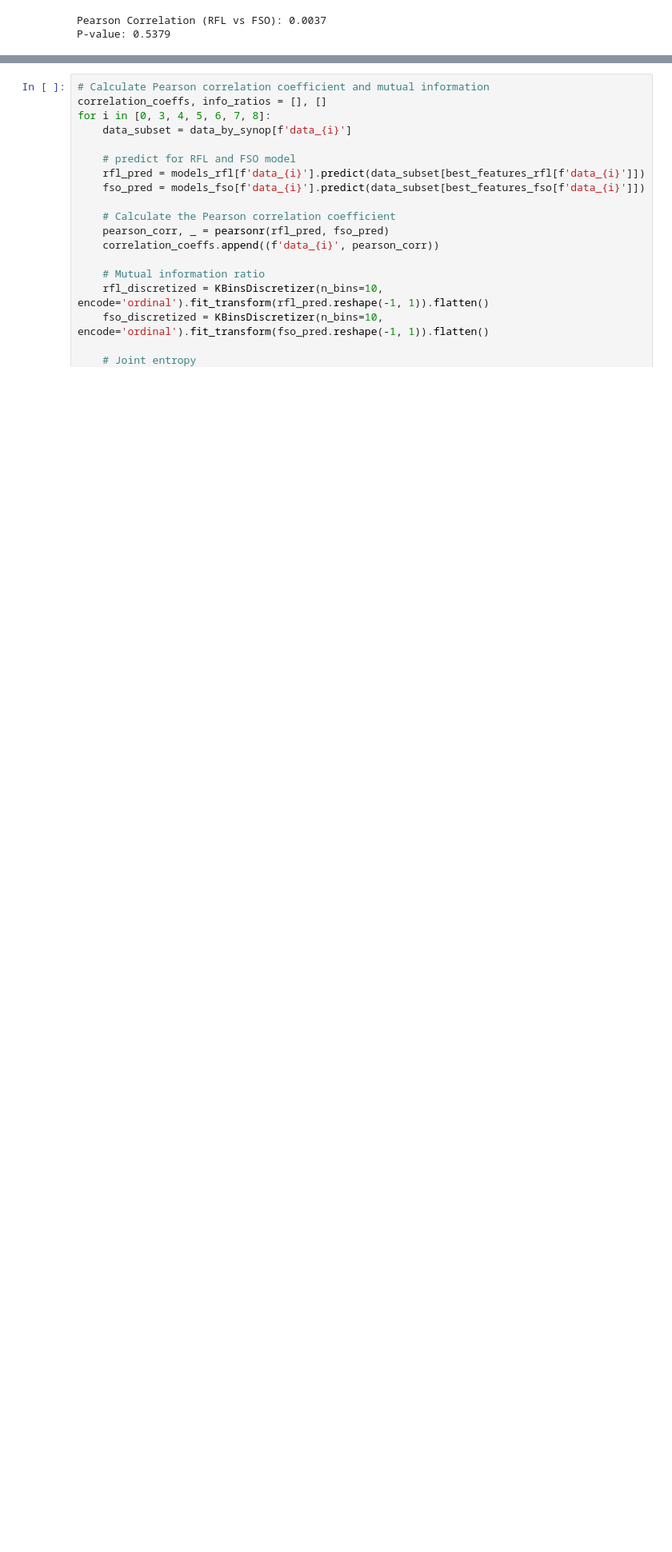
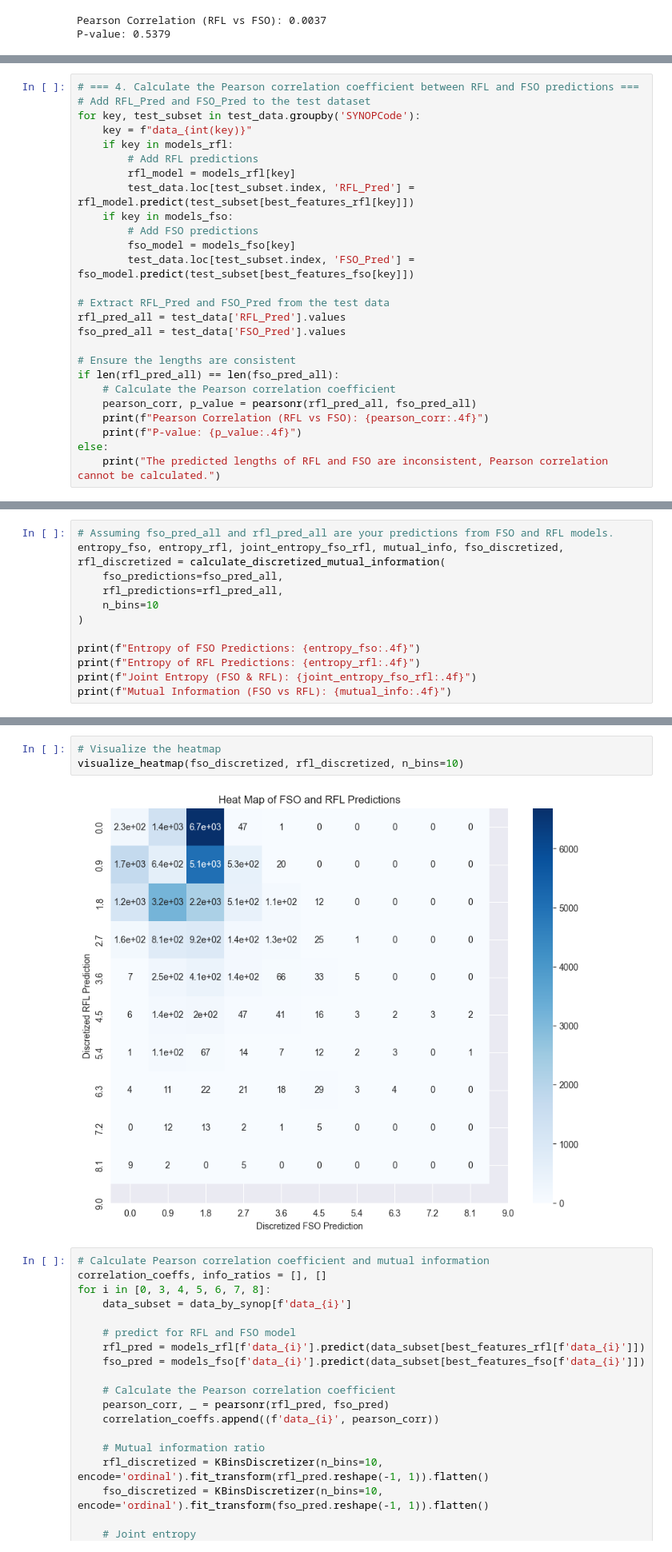
Before and after one commit to JackyZhouZhen/Research_ZhenZhou, a Jupyter notebook: Research_ZhenZhou_parB_1.ipynb, the cells around one changed output, grey strips where cells are left out. Shown at 80% size. Saved outputs shown, nothing was run; the diff lists cells and outputs as text; blank space fills up the shorter version.

```diff
--- a/Research_ZhenZhou_parB_1.ipynb
+++ b/Research_ZhenZhou_parB_1.ipynb
@@ -1065,0 +927,26 @@ Total FSO Model - RMSE: 2.1205
+# %%
+# === 4. Calculate the Pearson correlation coefficient between RFL and FSO predictions ===
+# Add RFL_Pred and FSO_Pred to the test dataset
+for key, test_subset in test_data.groupby('SYNOPCode'):
+    key = f"data_{int(key)}"
+    if key in models_rfl:
+        # Add RFL predictions
+        rfl_model = models_rfl[key]
+        test_data.loc[test_subset.index, 'RFL_Pred'] = rfl_model.predict(test_subset[best_features_rfl[key]])
+    if key in models_fso:
+        # Add FSO predictions
+        fso_model = models_fso[key]
+        test_data.loc[test_subset.index, 'FSO_Pred'] = fso_model.predict(test_subset[best_features_fso[key]])
+
+# Extract RFL_Pred and FSO_Pred from the test data
+rfl_pred_all = test_data['RFL_Pred'].values
+fso_pred_all = test_data['FSO_Pred'].values
+
+# Ensure the lengths are consistent
+if len(rfl_pred_all) == len(fso_pred_all):
+    # Calculate the Pearson correlation coefficient
+    pearson_corr, p_value = pearsonr(rfl_pred_all, fso_pred_all)
+    print(f"Pearson Correlation (RFL vs FSO): {pearson_corr:.4f}")
+    print(f"P-value: {p_value:.4f}")
+else:
+    print("The predicted lengths of RFL and FSO are inconsistent, Pearson correlation cannot be calculated.")
@@ -1065,0 +956,12 @@ Total FSO Model - RMSE: 2.1205
+# %%
+# Assuming fso_pred_all and rfl_pred_all are your predictions from FSO and RFL models.
+entropy_fso, entropy_rfl, joint_entropy_fso_rfl, mutual_info, fso_discretized, rfl_discretized = calculate_discretized_mutual_information(
+    fso_predictions=fso_pred_all,
+    rfl_predictions=rfl_pred_all,
+    n_bins=10
+)
+
+print(f"Entropy of FSO Predictions: {entropy_fso:.4f}")
+print(f"Entropy of RFL Predictions: {entropy_rfl:.4f}")
+print(f"Joint Entropy (FSO & RFL): {joint_entropy_fso_rfl:.4f}")
+print(f"Mutual Information (FSO vs RFL): {mutual_info:.4f}")
@@ -1066,3 +973,8 @@ Total FSO Model - RMSE: 2.1205
+# %%
+# Visualize the heatmap
+visualize_heatmap(fso_discretized, rfl_discretized, n_bins=10)
+# %% [output]
+[figure, added]
 # %%
 # Calculate Pearson correlation coefficient and mutual information
 correlation_coeffs, info_ratios = [], []
```
Also changed, not shown: parts of 41 cells of this notebook.
